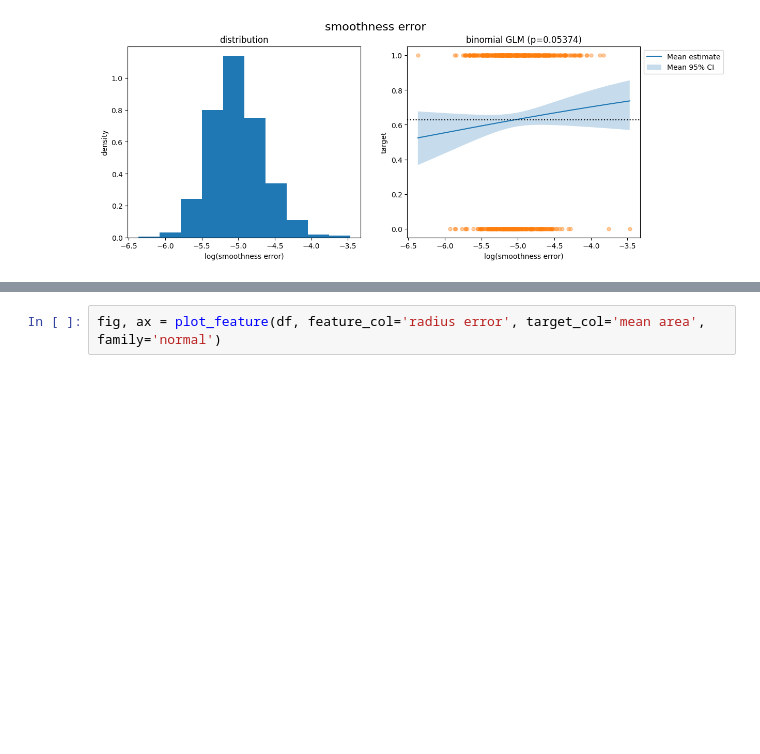
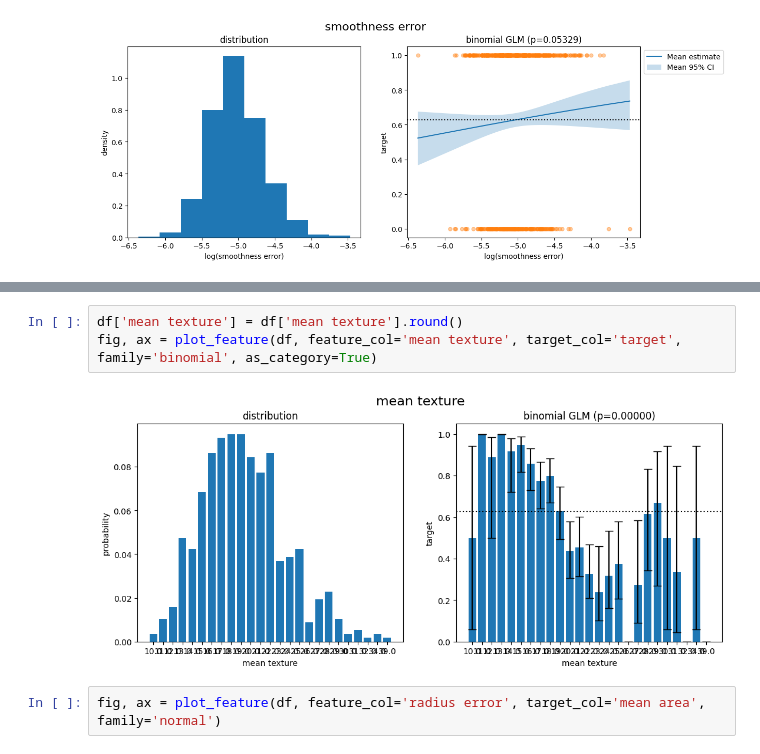
Before and after one commit to dkidney/kidneypy, a Jupyter notebook: examples/univariate.ipynb, the cells around one changed output, grey strips where cells are left out. Saved outputs shown, nothing was run; the diff lists cells and outputs as text; blank space fills up the shorter version.

Commit message:
as category

```diff
--- a/examples/univariate.ipynb
+++ b/examples/univariate.ipynb
@@ -98,3 +101,8 @@ fig, ax = plot_feature(df, feature_col='smoothness error', target_col='target',
+# %%
+df['mean texture'] = df['mean texture'].round()
+fig, ax = plot_feature(df, feature_col='mean texture', target_col='target', family='binomial', as_category=True)
+# %% [output]
+[figure, added]
 # %%
 fig, ax = plot_feature(df, feature_col='radius error', target_col='mean area', family='normal')
 # %% [output]
```
Also changed, not shown: parts of 8 cells of this notebook, 3 other files.
